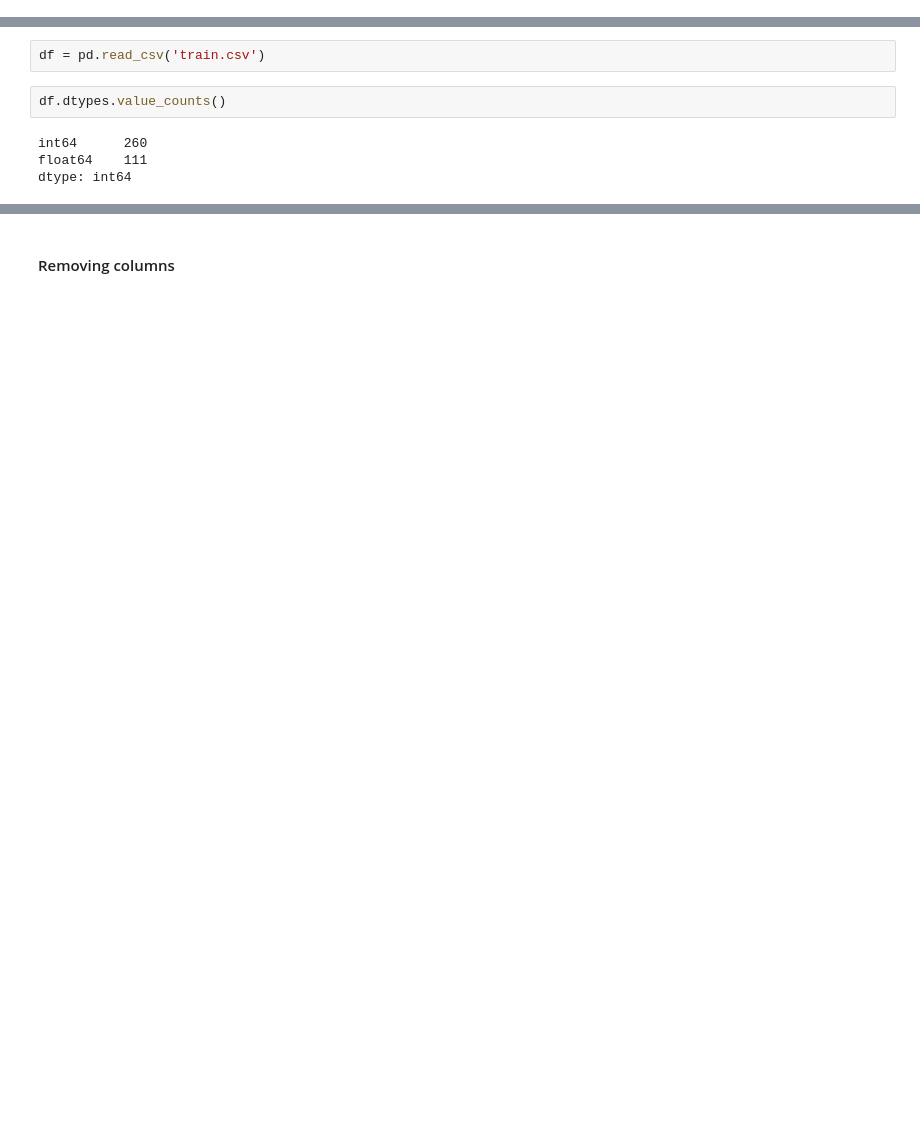
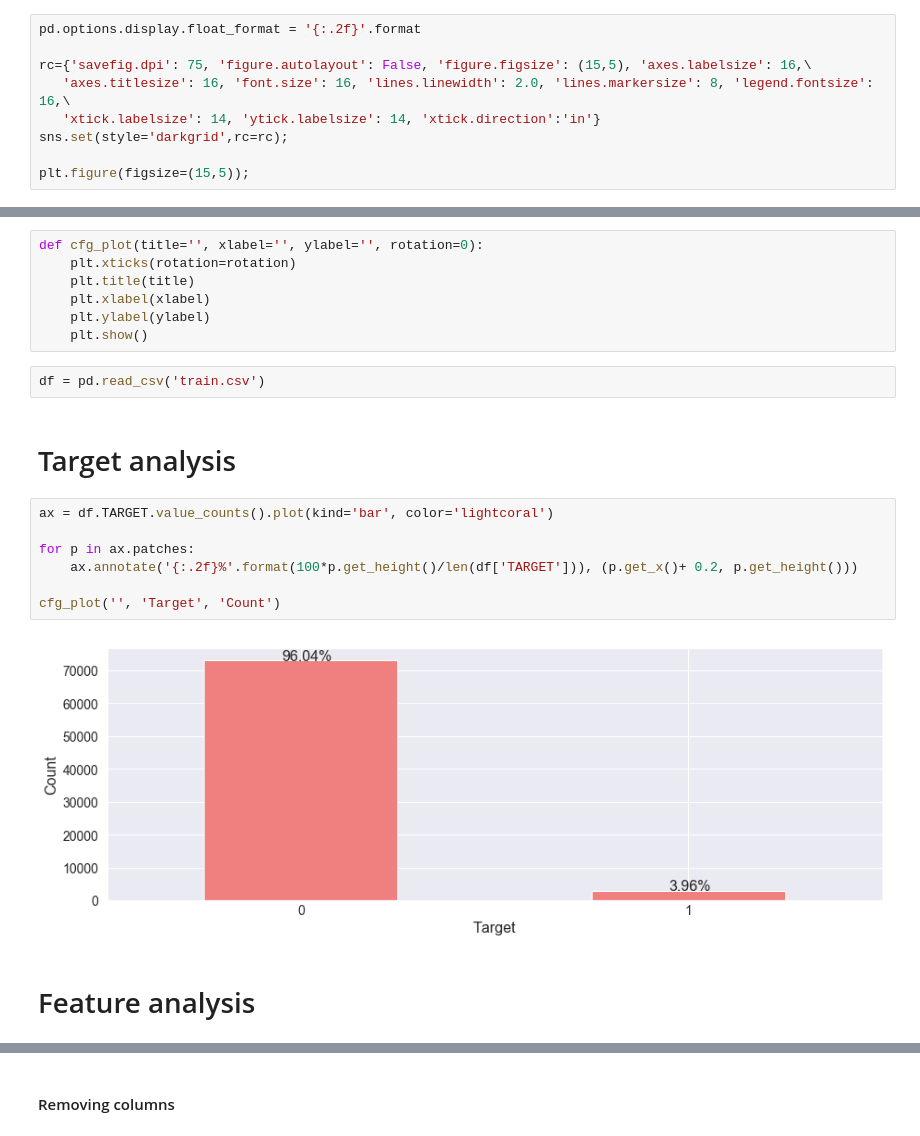
Before and after one commit to marcoayamada/santander_customer_satisfaction, a Jupyter notebook: eda.ipynb, the cells around one changed output, grey strips where cells are left out. Cells and saved outputs as stored; diff of their text form; blank space fills up the shorter version.

```diff
--- a/eda.ipynb
+++ b/eda.ipynb
@@ -10,3 +12,12 @@ from sklearn.model_selection import cross_val_score
 from sklearn.ensemble import RandomForestClassifier
 from sklearn.ensemble import GradientBoostingClassifier
 from sklearn.linear_model import LogisticRegression
+# %%
+pd.options.display.float_format = '{:.2f}'.format
+
+rc={'savefig.dpi': 75, 'figure.autolayout': False, 'figure.figsize': (15,5), 'axes.labelsize': 16,\
+   'axes.titlesize': 16, 'font.size': 16, 'lines.linewidth': 2.0, 'lines.markersize': 8, 'legend.fontsize': 16,\
+   'xtick.labelsize': 14, 'ytick.labelsize': 14, 'xtick.direction':'in'}
+sns.set(style='darkgrid',rc=rc);
+
+plt.figure(figsize=(15,5));
@@ -13,9 +26,23 @@ from sklearn.linear_model import LogisticRegression
+# %%
+def cfg_plot(title='', xlabel='', ylabel='', rotation=0):
+    plt.xticks(rotation=rotation)
+    plt.title(title)
+    plt.xlabel(xlabel)
+    plt.ylabel(ylabel)
+    plt.show()
 # %%
 df = pd.read_csv('train.csv')
-# %%
-df.dtypes.value_counts()
-# %% [output]
-int64      260
-float64    111
-dtype: int64
+# %% [markdown]
+# Target analysis
+# %%
+ax = df.TARGET.value_counts().plot(kind='bar', color='lightcoral')
+
+for p in ax.patches:
+    ax.annotate('{:.2f}%'.format(100*p.get_height()/len(df['TARGET'])), (p.get_x()+ 0.2, p.get_height()))
+
+cfg_plot('', 'Target', 'Count')
+# %% [output]
+[figure, added]
+# %% [markdown]
+# Feature analysis
 # %%
```
Also changed, not shown: parts of 22 cells of this notebook.
